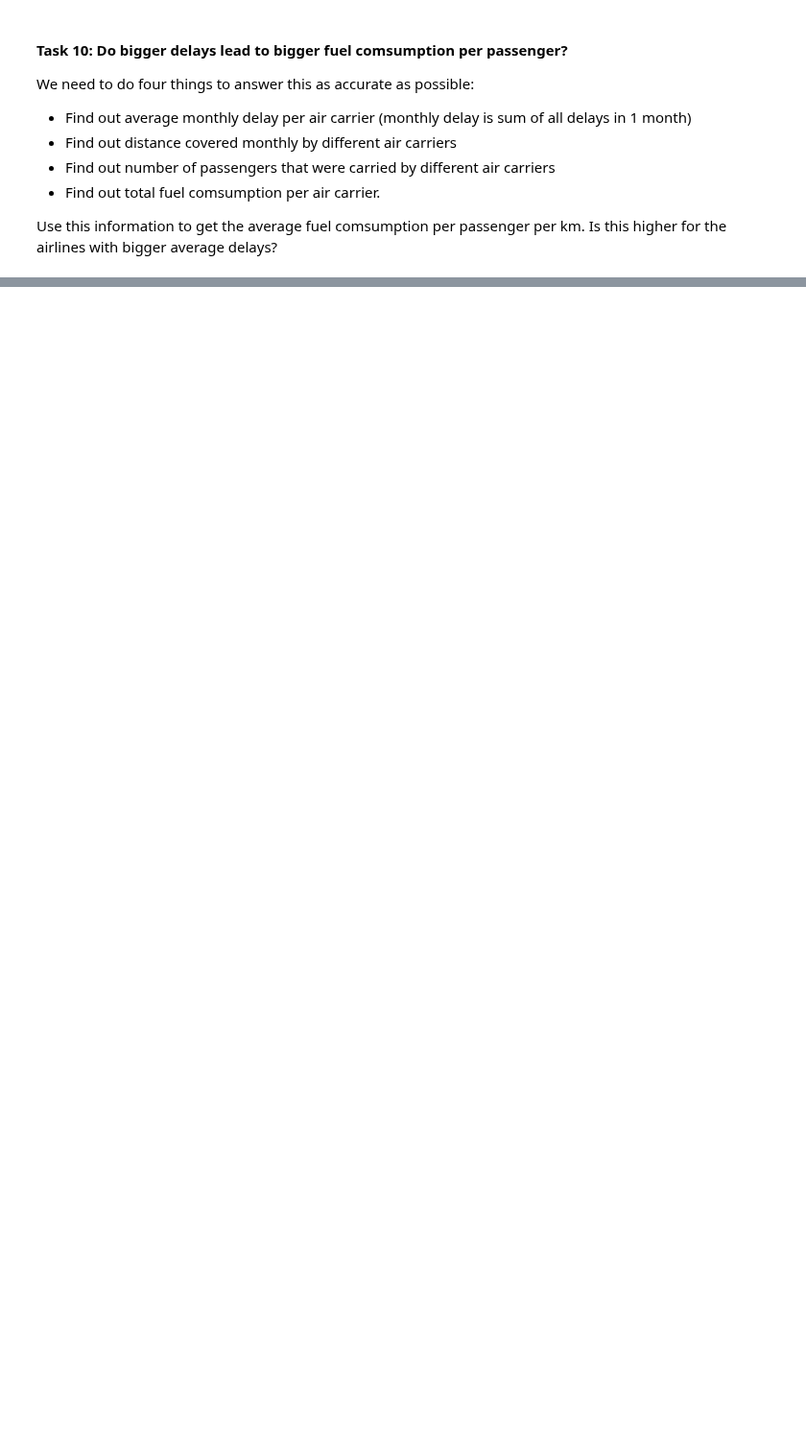
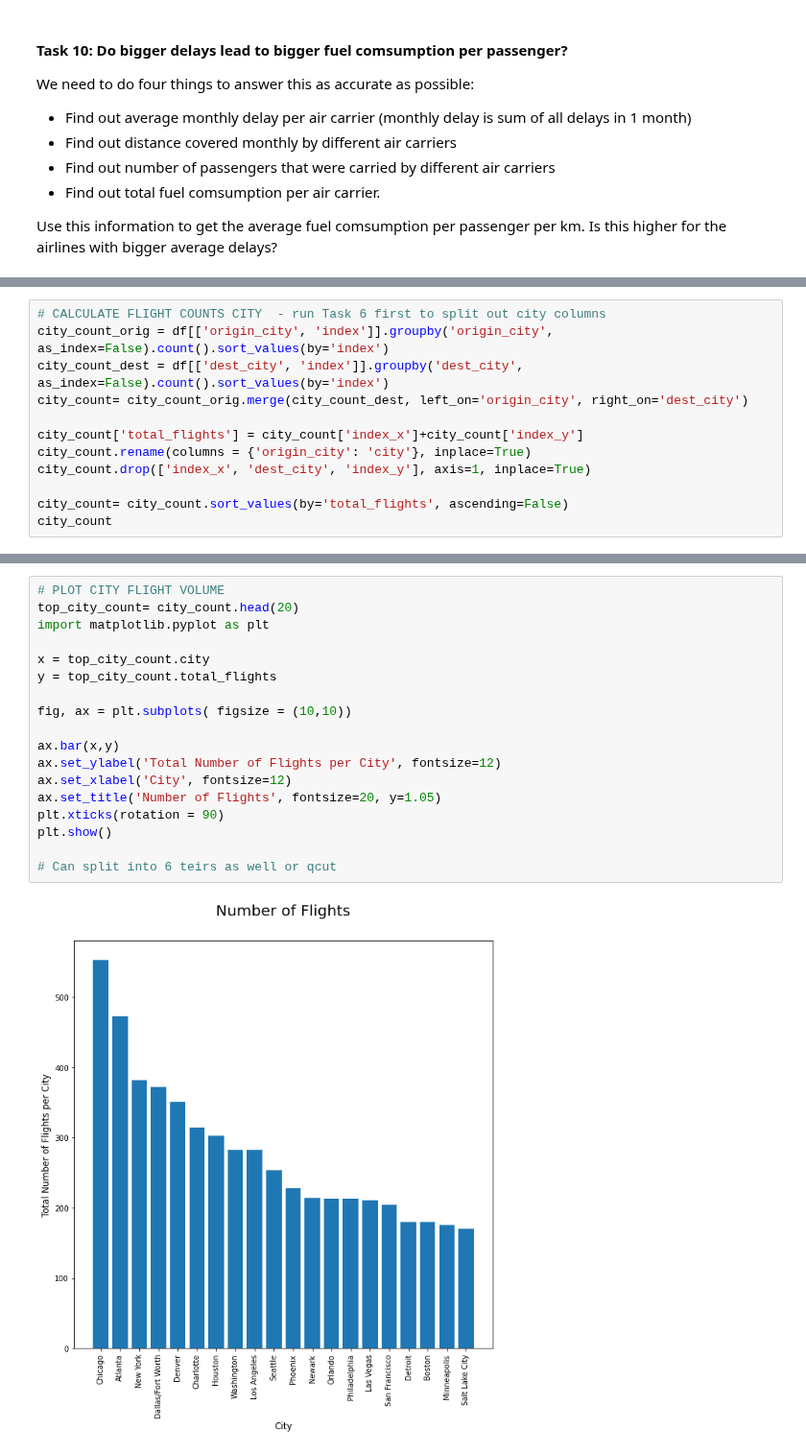
Before and after one commit to jackycwwang/lighthouse_lab_midterm_project, a Jupyter notebook: src/exploratory_analysis.ipynb, the cells around one changed output, grey strips where cells are left out. Shown at 96% size. Drawn from its saved outputs; the diff is of its cells as text; blank space fills up the shorter version.

```diff
--- a/src/exploratory_analysis.ipynb
+++ b/src/exploratory_analysis.ipynb
@@ -585,0 +614,12 @@ Use this information to get the average fuel comsumption per passenger per km. I
+# %%
+# CALCULATE FLIGHT COUNTS CITY  - run Task 6 first to split out city columns
+city_count_orig = df[['origin_city', 'index']].groupby('origin_city', as_index=False).count().sort_values(by='index')
+city_count_dest = df[['dest_city', 'index']].groupby('dest_city', as_index=False).count().sort_values(by='index')
+city_count= city_count_orig.merge(city_count_dest, left_on='origin_city', right_on='dest_city')
+
+city_count['total_flights'] = city_count['index_x']+city_count['index_y']
+city_count.rename(columns = {'origin_city': 'city'}, inplace=True)
+city_count.drop(['index_x', 'dest_city', 'index_y'], axis=1, inplace=True)
+
+city_count= city_count.sort_values(by='total_flights', ascending=False)
+city_count
@@ -585,0 +640,20 @@ Use this information to get the average fuel comsumption per passenger per km. I
+# %%
+# PLOT CITY FLIGHT VOLUME
+top_city_count= city_count.head(20)
+import matplotlib.pyplot as plt
+
+x = top_city_count.city
+y = top_city_count.total_flights
+
+fig, ax = plt.subplots( figsize = (10,10))
+
+ax.bar(x,y)
+ax.set_ylabel('Total Number of Flights per City', fontsize=12)
+ax.set_xlabel('City', fontsize=12)
+ax.set_title('Number of Flights', fontsize=20, y=1.05)
+plt.xticks(rotation = 90)
+plt.show()
+
+# Can split into 6 teirs as well or qcut
+# %% [output]
+[figure, added]
```
Also changed, not shown: parts of 5 cells of this notebook.
